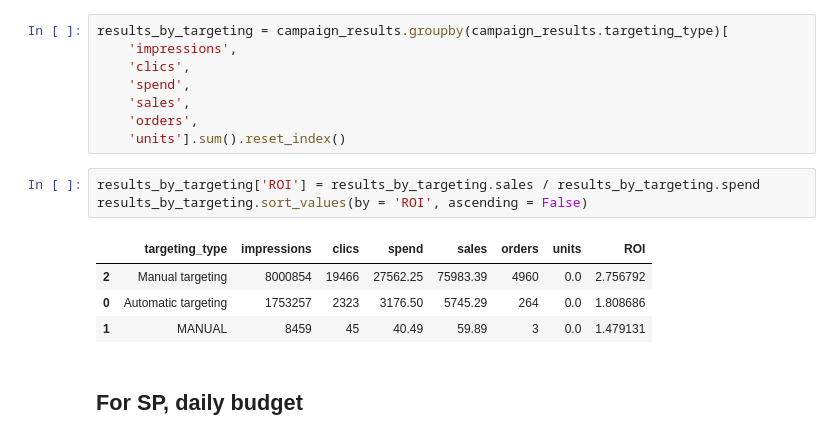
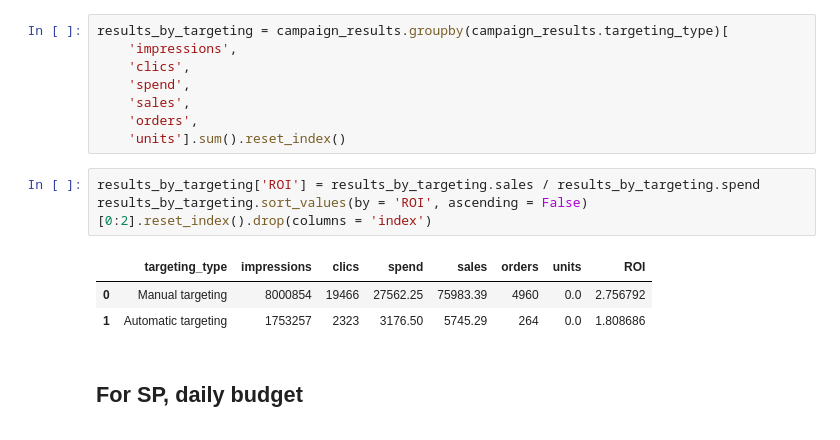
Before and after one commit to JuliaSokolova/amazon_-eCommerce_optimization, a Jupyter notebook: Campaigns_EDA.ipynb, the cells around one changed output. Drawn from its saved outputs; the diff is of its cells as text.

```diff
--- a/Campaigns_EDA.ipynb
+++ b/Campaigns_EDA.ipynb
@@ -259,12 +198,11 @@ results_by_targeting = campaign_results.groupby(campaign_results.targeting_type)
     'units'].sum().reset_index()
 # %%
 results_by_targeting['ROI'] = results_by_targeting.sales / results_by_targeting.spend
-results_by_targeting.sort_values(by = 'ROI', ascending = False)
+results_by_targeting.sort_values(by = 'ROI', ascending = False)[0:2].reset_index().drop(columns = 'index')
 # %% [output]
 |  | targeting_type | impressions | clics | spend | sales | orders | units | ROI |
-| 2 | Manual targeting | 8000854 | 19466 | 27562.25 | 75983.39 | 4960 | 0.0 | 2.756792 |
-| 0 | Automatic targeting | 1753257 | 2323 | 3176.50 | 5745.29 | 264 | 0.0 | 1.808686 |
-| 1 | MANUAL | 8459 | 45 | 40.49 | 59.89 | 3 | 0.0 | 1.479131 |
+| 0 | Manual targeting | 8000854 | 19466 | 27562.25 | 75983.39 | 4960 | 0.0 | 2.756792 |
+| 1 | Automatic targeting | 1753257 | 2323 | 3176.50 | 5745.29 | 264 | 0.0 | 1.808686 |
 # %% [markdown]
 ## For SP, daily budget
 # %%
```
Also changed, not shown: parts of 11 cells of this notebook, 3 other files.
